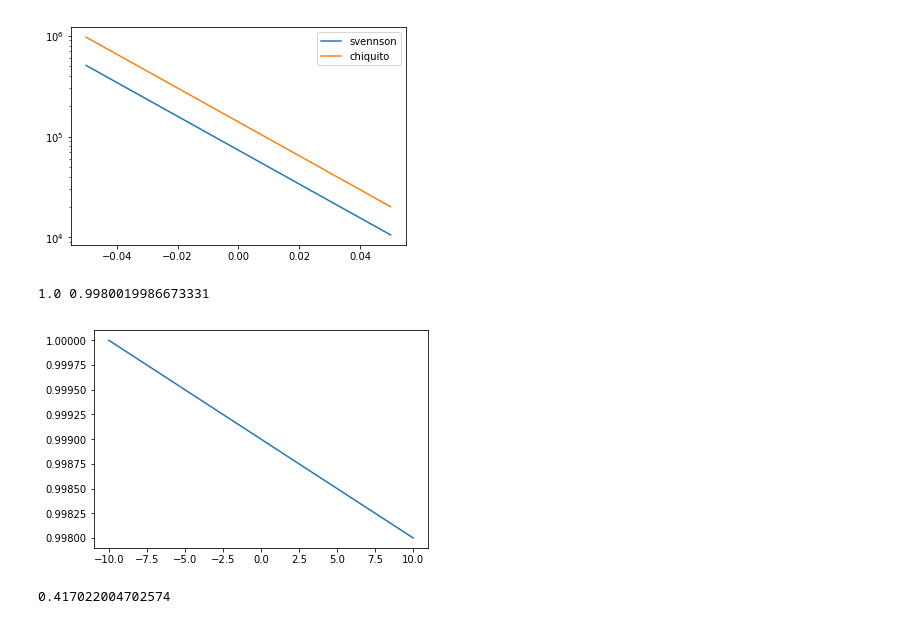
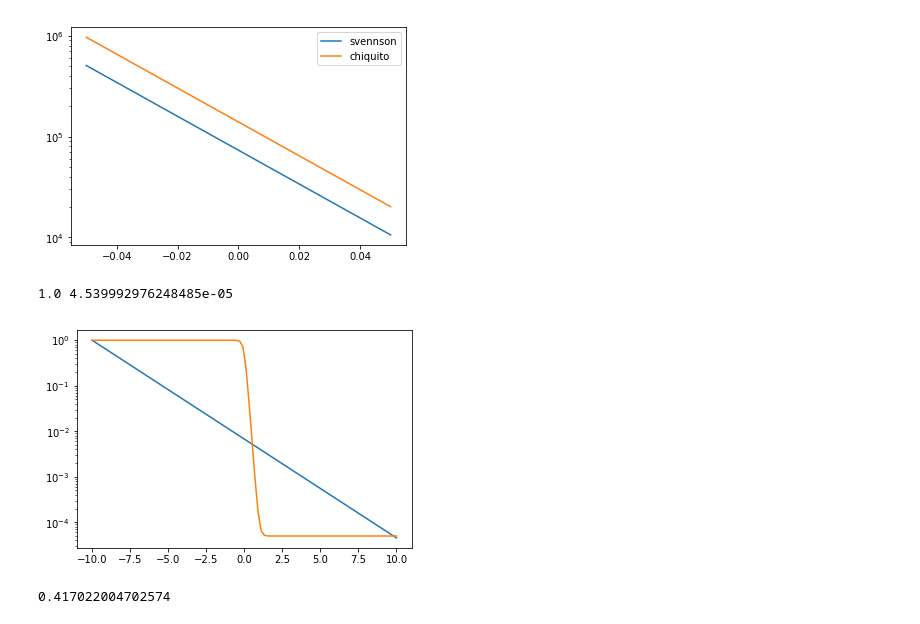
Before and after one commit to leobrowning92/networksim-cntfet, a Jupyter notebook: mechanism_testing.ipynb, the cells around one changed output. Cells and saved outputs as stored; diff of their text form; code cells hidden in the pictures.

```diff
--- a/mechanism_testing.ipynb
+++ b/mechanism_testing.ipynb
@@ -67,17 +67,21 @@ plt.legend()
 [figure]
 # %%
 def lin_exp(vd,vg):
-    alpha=.0001
+    alpha=.5
     # normalizes conduction at 1 for -10
     normalization=np.exp(-10*alpha)#
     return np.exp(-alpha*vg)*normalization
+def fermi_dirac(x,scaling,offset,threshold):
+        return scaling*(1/(np.exp(10*(x-threshold))+1))+offset
 x=np.linspace(-10,10,100)
 y=[lin_exp(0.1,i)for i in x]
-plt.plot(x,y)
+y2=[fermi_dirac(i,1-5e-5,5e-5,0)for i in x]
+plt.semilogy(x,y)
+plt.semilogy(x,y2)
 print(max(y),min(y))
 # %% [output]
-1.0 0.9980019986673331
+1.0 4.539992976248485e-05
-[figure, old version]
+[figure, new version]
 # %%
 np.random.seed(1)
 np.random.rand()
```
Also changed, not shown: 1 other file.
